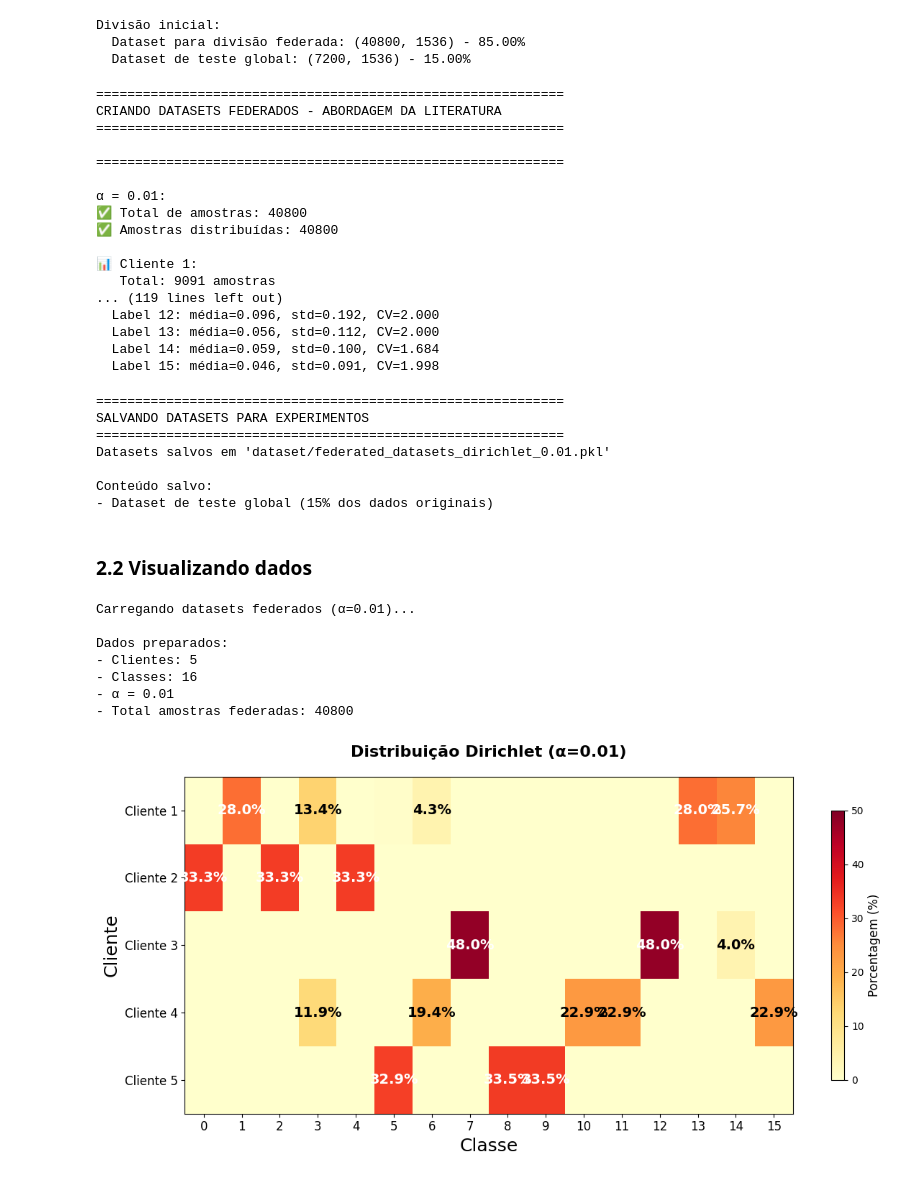
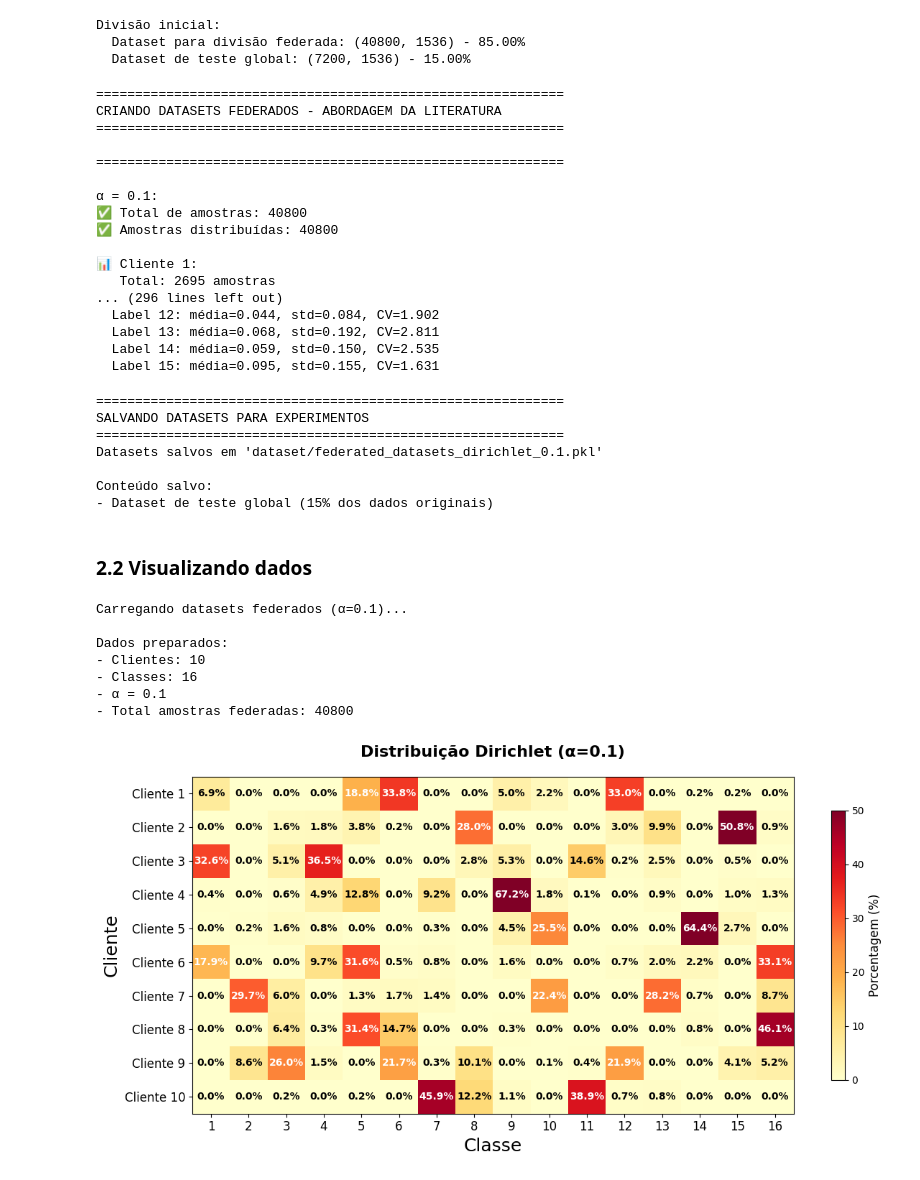
Before and after one commit to estevao-marcelo/master_thesis, a Jupyter notebook: dataset_dirichlet.ipynb, the cells around one changed output. Saved outputs shown, nothing was run; the diff lists cells and outputs as text; code cells hidden in the pictures.

```diff
--- a/dataset_dirichlet.ipynb
+++ b/dataset_dirichlet.ipynb
@@ -28,8 +28,9 @@ GPU disponível: []
 with open('data\power_quality_signals\complete_dataset_stratified.pkl', 'rb') as f:
     dataset = pickle.load(f)
 
-ALPHA = 0.01
+ALPHA = 0.1
 SEED = 42
+NUM_CLIENTES=10
 
 X = dataset['signals']
 y = dataset['labels']
@@ -69,8 +70,8 @@ Divisão inicial:
   Dataset para divisão federada: (40800, 1536) - 85.00%
   Dataset de teste global: (7200, 1536) - 15.00%
 # %%
-def create_federated_datasets_dirichlet(X, y, n_clients=5, alpha=50,
-                                                 classes=9, seed=SEED):
+def create_federated_datasets_dirichlet(X, y, n_clients=NUM_CLIENTES, alpha=ALPHA,
+                                                 classes=16, seed=SEED):
     """
     Implementação CORRETA usando Dirichlet - SEM PERDA DE DADOS
 
@@ -249,7 +250,7 @@ print("\n" + "="*60)
 print(f"\nα = {ALPHA}:")
 fed_datasets_alpha = create_federated_datasets_dirichlet(
     X_filtered, y_filtered,
-    n_clients=5,
+    n_clients=NUM_CLIENTES,
     alpha=ALPHA,
     classes=16,
     seed=SEED
@@ -262,17 +263,17 @@ CRIANDO DATASETS FEDERADOS - ABORDAGEM DA LITERATURA
 
 ============================================================
 
-α = 0.01:
+α = 0.1:
 ✅ Total de amostras: 40800
 ✅ Amostras distribuídas: 40800
 
 📊 Cliente 1:
-   Total: 9091 amostras
-... (119 lines left out)
-  Label 12: média=0.096, std=0.192, CV=2.000
-  Label 13: média=0.056, std=0.112, CV=2.000
-  Label 14: média=0.059, std=0.100, CV=1.684
-  Label 15: média=0.046, std=0.091, CV=1.998
+   Total: 2695 amostras
+... (296 lines left out)
+  Label 12: média=0.044, std=0.084, CV=1.902
+  Label 13: média=0.068, std=0.192, CV=2.811
+  Label 14: média=0.059, std=0.150, CV=2.535
+  Label 15: média=0.095, std=0.155, CV=1.631
 # %%
 # 8. Salvar todos os datasets para experimentos
 print("\n" + "="*60)
@@ -306,7 +307,7 @@ print("- Dataset de teste global (15% dos dados originais)")
 ============================================================
 SALVANDO DATASETS PARA EXPERIMENTOS
 ============================================================
-Datasets salvos em 'dataset/federated_datasets_dirichlet_0.01.pkl'
+Datasets salvos em 'dataset/federated_datasets_dirichlet_0.1.pkl'
 
 Conteúdo salvo:
 - Dataset de teste global (15% dos dados originais)
@@ -347,46 +348,47 @@ print(f"- Classes: {n_classes}")
 print(f"- α = {alpha_label}")
 print(f"- Total amostras federadas: {int(np.sum(dist_matrix))}")
 # %% [output]
-Carregando datasets federados (α=0.01)...
+Carregando datasets federados (α=0.1)...
 
 Dados preparados:
-- Clientes: 5
+- Clientes: 10
 - Classes: 16
-- α = 0.01
+- α = 0.1
 - Total amostras federadas: 40800
 # %%
 # ============================
 # 2. VISUALIZAÇÃO 1: HEATMAP
 # ============================
 plt.figure(figsize=(12, 6))
 im = plt.imshow(dist_perc, aspect='auto', cmap='YlOrRd', vmin=0, vmax=50)
 
 plt.title(f'Distribuição Dirichlet (α={alpha_label})',
           fontsize=16, fontweight='bold', pad=20)
 plt.xlabel('Classe', fontsize=18)
 plt.ylabel('Cliente', fontsize=18)
 
 # Configurar ticks
-plt.xticks(range(n_classes), [f'{i}' for i in range(n_classes)], fontsize=12)
+plt.xticks(range(n_classes), [f'{i+1}' for i in range(n_classes)], fontsize=12)
 plt.yticks(range(n_clients), [f'Cliente {i+1}' for i in range(n_clients)], fontsize=12)
 
 # Adicionar valores
 for i in range(n_clients):
     for j in range(n_classes):
-        if dist_perc[i, j] > 1:  # Mostrar valores > 4%
-            plt.text(j, i, f'{dist_perc[i, j]:.1f}%',
-                    ha="center", va="center",
-                    color="white" if dist_perc[i, j] > 25 else "black",
-                    fontsize=14, fontweight='bold')
+        plt.text(
+            j, i, f'{dist_perc[i, j]:.1f}%',
+            ha="center", va="center",
+            color="white" if dist_perc[i, j] > 15 else "black",
+            fontsize=10, fontweight='bold'
+        )
 
 cbar = plt.colorbar(im, shrink=0.8)
 cbar.set_label('Porcentagem (%)', fontsize=12)
 
 plt.tight_layout()
 plt.savefig(f'dirichlet/heatmap_alpha_{alpha_label}.png', dpi=300, bbox_inches='tight')
 plt.show()
 # %% [output]
-[figure, old version]
+[figure, new version]
 # %%
 # ============================
 # 3. VISUALIZAÇÃO 2: BARRAS AGRUPADAS
```
Also changed, not shown: parts of 4 cells of this notebook.
